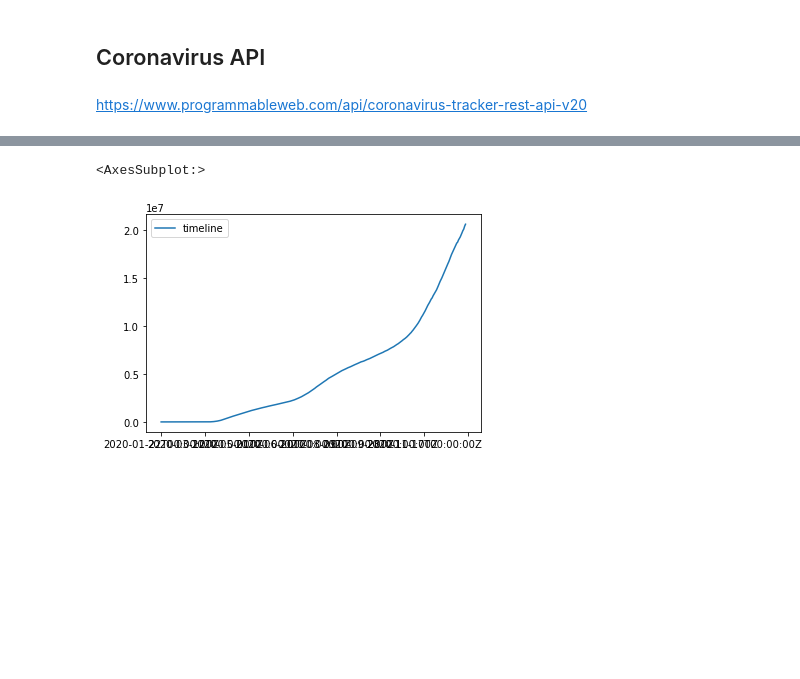
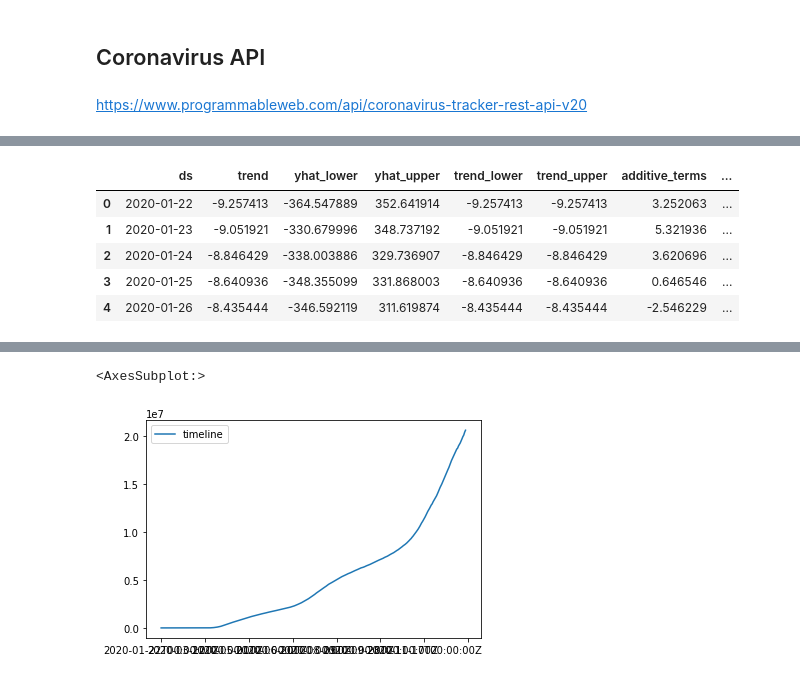
Before and after one commit to ghcn345/Coronavirus-Prediction, a Jupyter notebook: project_coronavirus.ipynb, the cells around one changed output, grey strips where cells are left out. Drawn from its saved outputs; the diff is of its cells as text; code cells hidden in the pictures; blank space fills up the shorter version.

```diff
--- a/project_coronavirus.ipynb
+++ b/project_coronavirus.ipynb
@@ -73,0 +138,10 @@ pd.DataFrame(d['locations'][248]['timelines']['deaths'])
+# %%
+forecast = Model.predict(future_dates)
+forecast.head()
+# %% [output]
+|  | ds | trend | yhat_lower | yhat_upper | trend_lower | trend_upper | additive_terms | ... |
+| 0 | 2020-01-22 | -9.257413 | -364.547889 | 352.641914 | -9.257413 | -9.257413 | 3.252063 | ... |
+| 1 | 2020-01-23 | -9.051921 | -330.679996 | 348.737192 | -9.051921 | -9.051921 | 5.321936 | ... |
+| 2 | 2020-01-24 | -8.846429 | -338.003886 | 329.736907 | -8.846429 | -8.846429 | 3.620696 | ... |
+| 3 | 2020-01-25 | -8.640936 | -348.355099 | 331.868003 | -8.640936 | -8.640936 | 0.646546 | ... |
+| 4 | 2020-01-26 | -8.435444 | -346.592119 | 311.619874 | -8.435444 | -8.435444 | -2.546229 | ... |
```
Also changed, not shown: parts of 16 cells of this notebook.
